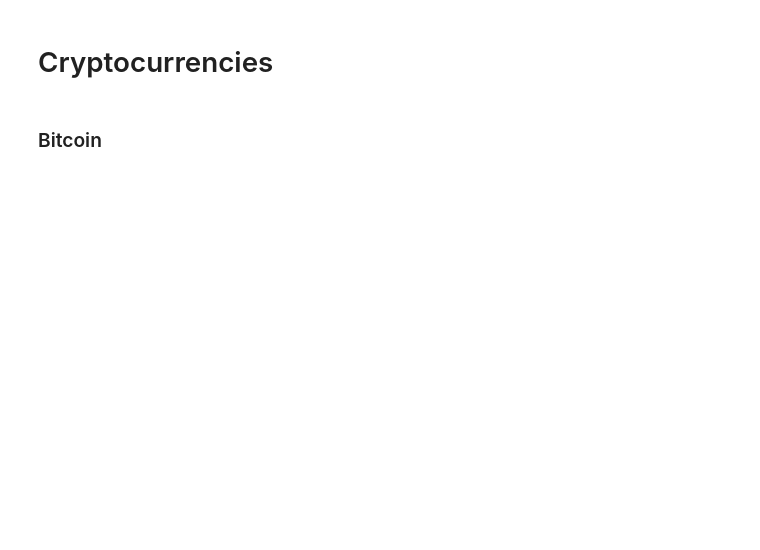
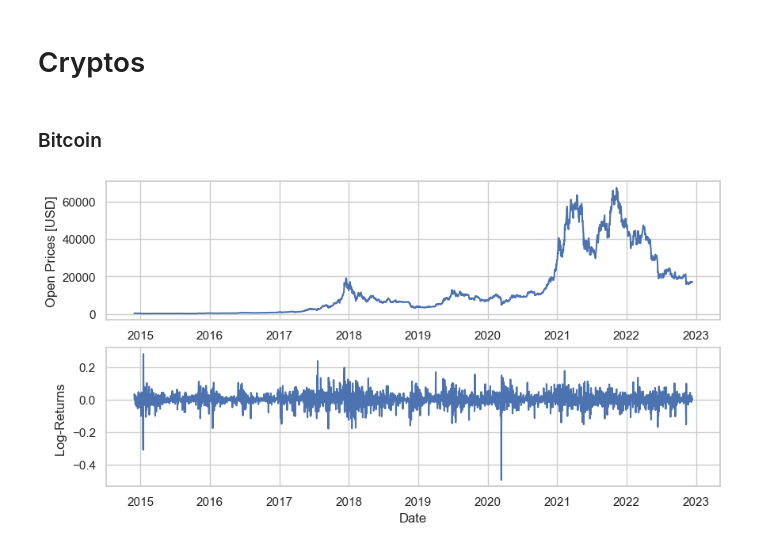
Before and after one commit to CS-433/ml-project-2-bogota, a Jupyter notebook: notebooks/data_analysis.ipynb, the cells around one changed output. Drawn from its saved outputs; the diff is of its cells as text; code cells hidden in the pictures; blank space fills up the shorter version.

```diff
--- a/notebooks/data_analysis.ipynb
+++ b/notebooks/data_analysis.ipynb
@@ -12,4 +14,24 @@ colors = sns.color_palette("colorblind", 16)
 # %% [markdown]
-# Cryptocurrencies
+# Cryptos
 # %% [markdown]
 ### Bitcoin
+# %%
+df = pd.read_csv(DATA_FOLDER+'cryptos/'+'{}.csv'.format('BTC-USD'), header=1)
+df['date'] = pd.to_datetime(df.date)
+df = df[['date','open']]
+df.set_index('date', inplace=True)
+df.sort_index(inplace=True)
+df["log_return"] = np.log(df["open"] / df["open"].shift(1))
+df.replace([np.inf, -np.inf], np.nan, inplace=True)
+df.dropna(inplace=True)
+# %%
+fig, axs = plt.subplots(2, figsize=(10, 5))
+axs[0].plot(df.open)
+axs[0].set_ylabel('Open Prices [USD]')
+axs[1].plot(df.log_return)
+axs[1].set_ylabel('Log-Returns ')
+
+plt.xlabel('Date')
+plt.show()
+# %% [output]
+[figure, added]
```
Also changed, not shown: parts of 36 cells of this notebook.
